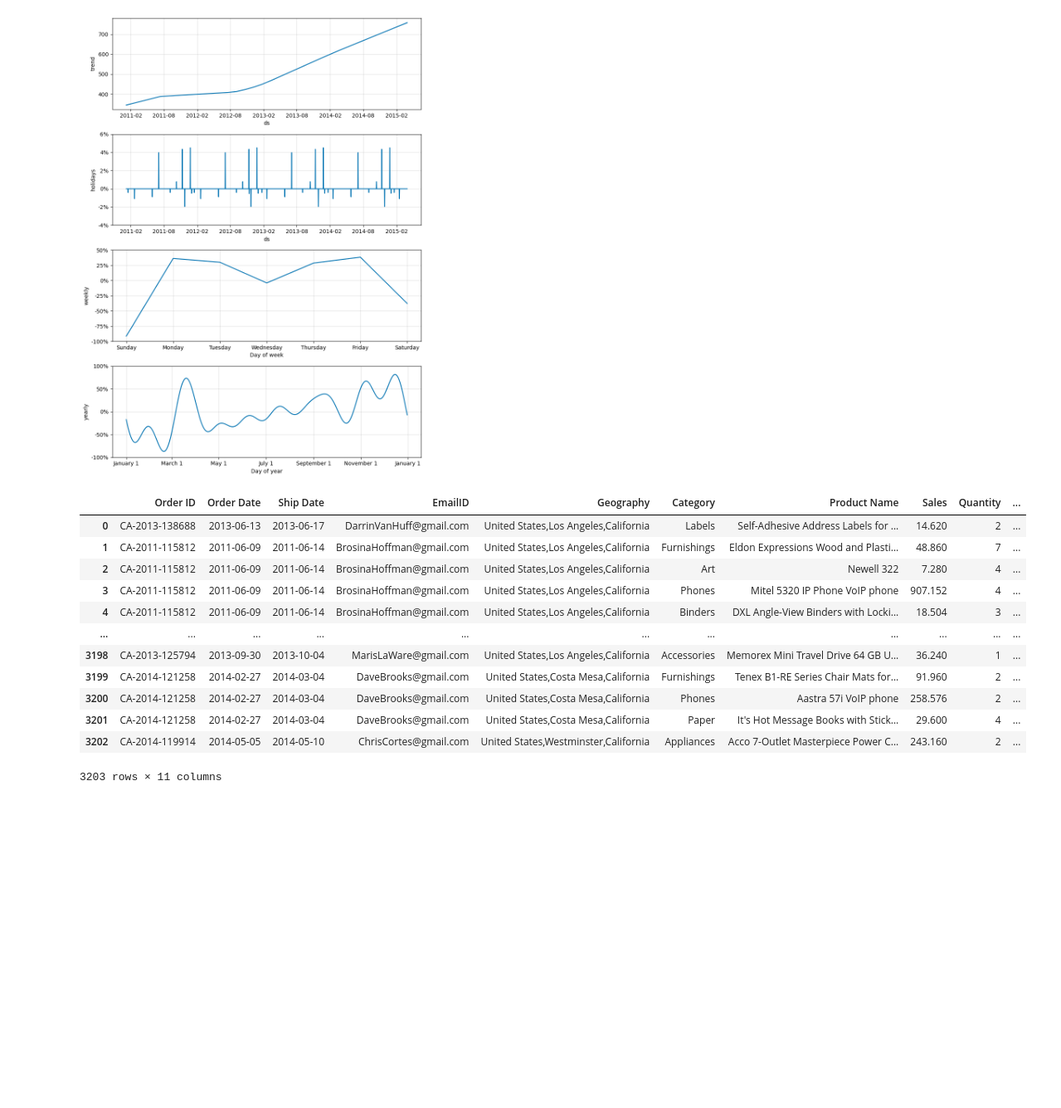
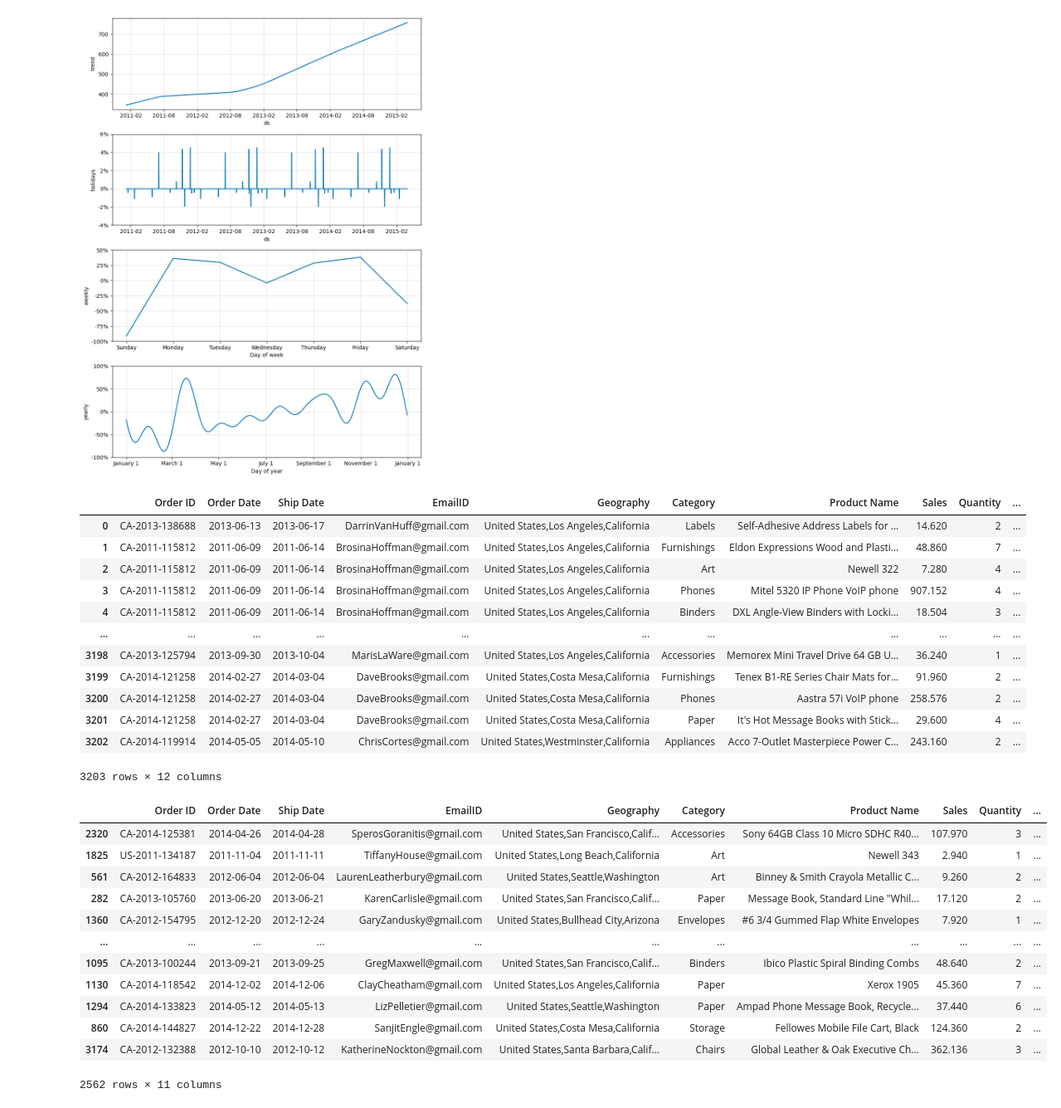
Before and after one commit to sjensen39/CS133_GP1, a Jupyter notebook: project_class_notebooks/ML_data_prediction.ipynb, the cells around one changed output. Shown at 83% size. Cells and saved outputs as stored; diff of their text form; code cells hidden in the pictures; blank space fills up the shorter version.

```diff
--- a/project_class_notebooks/ML_data_prediction.ipynb
+++ b/project_class_notebooks/ML_data_prediction.ipynb
@@ -235,6 +235,13 @@ amazon_analysis["Performance"] = np.select(
 
 # X = amazon_analysis[['']]
 # Y = amazon_analysis['Performance']
+
+amazon_analysis["Rank"] = amazon_analysis["Performance"].map({
+    'High Sale, High Profit': 1,
+    'Low Sale, High Profit': 2,
+    'High Sale, Low Profit': 3,
+    'Low Sale, Low Profit': 4
+})
 # %% [output]
 |  | Order ID | Order Date | Ship Date | EmailID | Geography | Category | Product Name | Sales | Quantity | ... |
 | 0 | CA-2013-138688 | 2013-06-13 | 2013-06-17 | DarrinVanHuff@gmail.com | United States,Los Angeles,California | Labels | Self-Adhesive Address Labels for ... | 14.620 | 2 | ... |
@@ -248,4 +255,50 @@ amazon_analysis["Performance"] = np.select(
 | 3200 | CA-2014-121258 | 2014-02-27 | 2014-03-04 | DaveBrooks@gmail.com | United States,Costa Mesa,California | Phones | Aastra 57i VoIP phone | 258.576 | 2 | ... |
 | 3201 | CA-2014-121258 | 2014-02-27 | 2014-03-04 | DaveBrooks@gmail.com | United States,Costa Mesa,California | Paper | It's Hot Message Books with Stick... | 29.600 | 4 | ... |
 | 3202 | CA-2014-119914 | 2014-05-05 | 2014-05-10 | ChrisCortes@gmail.com | United States,Westminster,California | Appliances | Acco 7-Outlet Masterpiece Power C... | 243.160 | 2 | ... |
-3203 rows × 11 columns
+3203 rows × 12 columns
+# %%
+# step 1, do train/test split
+from sklearn.model_selection import train_test_split
+
+amazon_analysis['Order Year'] = amazon_analysis['Order Date'].dt.year
+amazon_analysis['Order Month'] = amazon_analysis['Order Date'].dt.month
+amazon_analysis['Order Day'] = amazon_analysis['Order Date'].dt.day
+amazon_analysis['Shipping Day'] = (amazon_analysis['Ship Date'] - amazon_analysis['Order Date']).dt.days
+
+X = amazon_analysis.drop(["Order ID", "Order Date", "Ship Date", "EmailID", "Product Name"], axis = 1)
+Y = amazon_analysis["Rank"]
+
+X_train, X_test, Y_train, Y_test = train_test_split(X, Y, random_state=42, test_size=0.2)
+# %%
+# step 2, preprocess
+from sklearn.pipeline import Pipeline
+from sklearn.impute import SimpleImputer
+from sklearn.preprocessing import StandardScaler, OneHotEncoder
+from sklearn.compose import ColumnTransformer
+
+# format the pipeline
+numeric_pipeline = Pipeline([
+    ("imputer", SimpleImputer(strategy="median")),
+    ("scaler", StandardScaler())
+])
+
+categorical_pipeline = Pipeline([
+    ("imputer", SimpleImputer(strategy="most_frequent")),
+    ("encoder", OneHotEncoder(handle_unknown = "ignore"))
+])
+
+X_train
+# %% [output]
+|  | Order ID | Order Date | Ship Date | EmailID | Geography | Category | Product Name | Sales | Quantity | ... |
+| 2320 | CA-2014-125381 | 2014-04-26 | 2014-04-28 | SperosGoranitis@gmail.com | United States,San Francisco,Calif... | Accessories | Sony 64GB Class 10 Micro SDHC R40... | 107.970 | 3 | ... |
+| 1825 | US-2011-134187 | 2011-11-04 | 2011-11-11 | TiffanyHouse@gmail.com | United States,Long Beach,California | Art | Newell 343 | 2.940 | 1 | ... |
+| 561 | CA-2012-164833 | 2012-06-04 | 2012-06-04 | LaurenLeatherbury@gmail.com | United States,Seattle,Washington | Art | Binney & Smith Crayola Metallic C... | 9.260 | 2 | ... |
+| 282 | CA-2013-105760 | 2013-06-20 | 2013-06-21 | KarenCarlisle@gmail.com | United States,San Francisco,Calif... | Paper | Message Book, Standard Line "Whil... | 17.120 | 2 | ... |
+| 1360 | CA-2012-154795 | 2012-12-20 | 2012-12-24 | GaryZandusky@gmail.com | United States,Bullhead City,Arizona | Envelopes | #6 3/4 Gummed Flap White Envelopes | 7.920 | 1 | ... |
+| ... | ... | ... | ... | ... | ... | ... | ... | ... | ... | ... |
+| 1095 | CA-2013-100244 | 2013-09-21 | 2013-09-25 | GregMaxwell@gmail.com | United States,San Francisco,Calif... | Binders | Ibico Plastic Spiral Binding Combs | 48.640 | 2 | ... |
+| 1130 | CA-2014-118542 | 2014-12-02 | 2014-12-06 | ClayCheatham@gmail.com | United States,Los Angeles,California | Paper | Xerox 1905 | 45.360 | 7 | ... |
+| 1294 | CA-2014-133823 | 2014-05-12 | 2014-05-13 | LizPelletier@gmail.com | United States,Seattle,Washington | Paper | Ampad Phone Message Book, Recycle... | 37.440 | 6 | ... |
+| 860 | CA-2014-144827 | 2014-12-22 | 2014-12-28 | SanjitEngle@gmail.com | United States,Costa Mesa,California | Storage | Fellowes Mobile File Cart, Black | 124.360 | 2 | ... |
+| 3174 | CA-2012-132388 | 2012-10-10 | 2012-10-12 | KatherineNockton@gmail.com | United States,Santa Barbara,Calif... | Chairs | Global Leather & Oak Executive Ch... | 362.136 | 3 | ... |
+2562 rows × 11 columns
```
Also changed, not shown: parts of 2 cells of this notebook.
